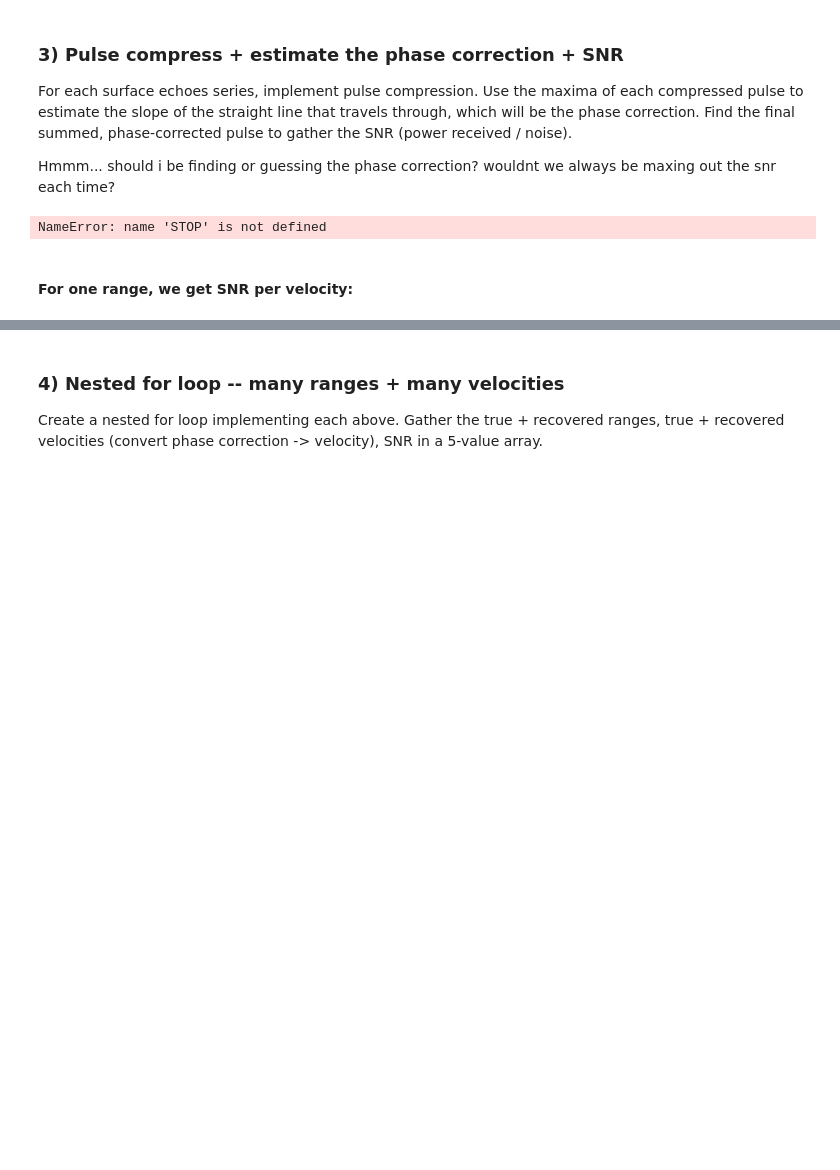
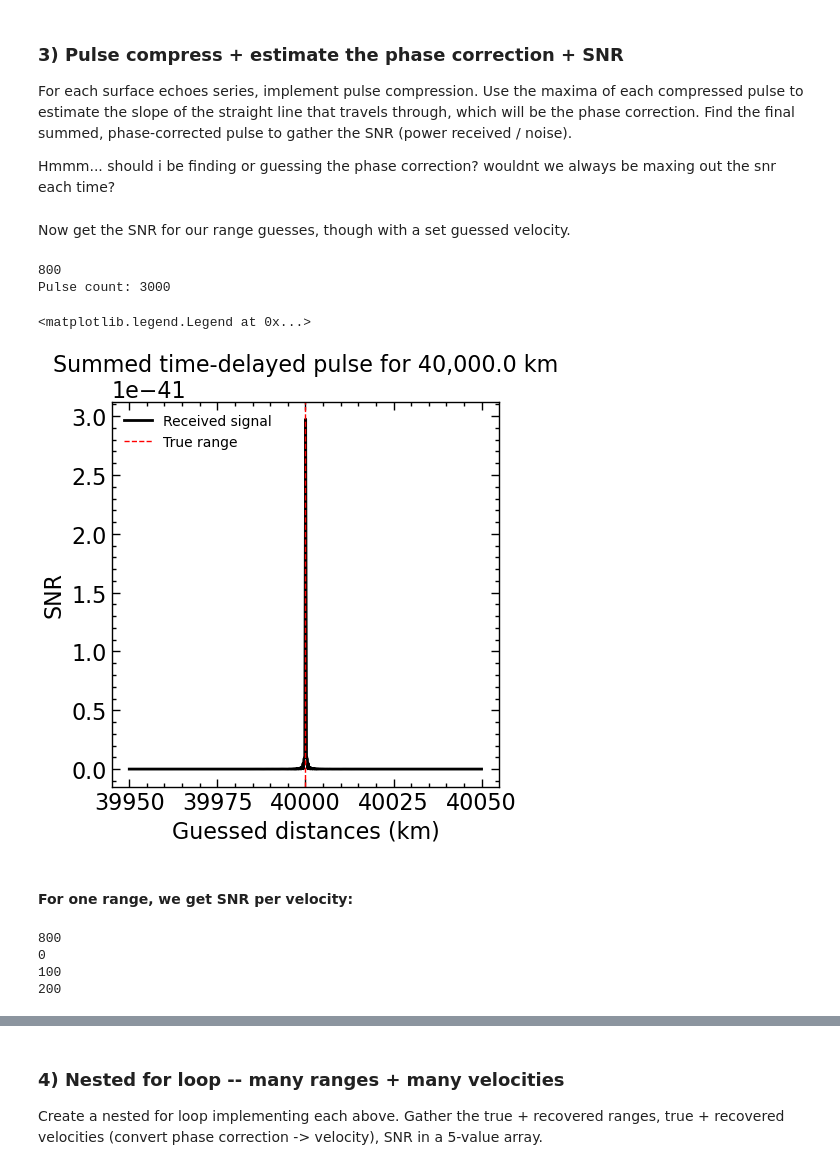
Before and after one commit to MystaryPi/reason-ranging, a Jupyter notebook: Phase Shift Approach.ipynb, the cells around one changed output, grey strips where cells are left out. Cells and saved outputs as stored; diff of their text form; code cells hidden in the pictures; blank space fills up the shorter version.

```diff
--- a/Phase Shift Approach.ipynb
+++ b/Phase Shift Approach.ipynb
@@ -238,42 +252,45 @@ def get_SNR(res, noise, pulse_count, vtrue, vtest, dtrue):
     # Instead of sweeping many amplitudes, we can just return the final signal
     # which represents dguess vs. amplitude
     return dguesses, final_signal
-
-STOP
-# %% [output]
-NameError: name 'STOP' is not defined
+# %% [markdown]
+Now get the SNR for our range guesses, though with a set guessed velocity.
 # %%
 dtrue = 40000e3
 vtrue = 4000
-vguess = 3.9e3
+vguess = 4e3 # set true guess
 end_time = 1 #s
 
 res, pulse_count, Pr = ranging_per_v(start_alt, end_time, vtrue) # assume 4 km/s
 print("Pulse count: " + str(pulse_count))
 
 dguesses, sig = get_SNR(res*np.sqrt(Pr), 0, pulse_count, vtrue, vguess, dtrue)
 # units of Sqrt(W) -- amplitude
 
 '''
 fig, ax = plt.subplots(figsize=(5,5))
 plt.plot(times/(1e-6), np.real(res), c='maroon')
 plt.scatter(times[peaks]/(1e-6), np.zeros(len(peaks)), zorder=100)
 plt.title("HF chirp pulse train \nfrom {:,} to {:,} km".format(start_alt/1e3, (start_alt + end_time*vset)/1e3), fontsize=12)
 plt.xlabel(r"Time ($\mu$ s)", fontsize=12)
 plt.ylabel("Amplitude", fontsize = 12)
 '''
 
 # plot signal along with range guesses
 fig, ax = plt.subplots(figsize=(5,5))
 plt.plot(dguesses/1e3, np.abs(sig)**2/N_power, c='black', label='Received signal', alpha=1)
 plt.xlabel(r"Guessed distances (km)")
 plt.ylabel("SNR")
 plt.title("Summed time-delayed pulse for {:,} km".format(dtrue/1e3))
 
 plt.axvline(dtrue/1e3, color='red', lw=1, ls='--', label='True range')
 ax.locator_params(axis='x', nbins=5)
 #plt.ylim((0, 0.000025))
 plt.legend(loc='upper left', fontsize = 10)
+# %% [output]
+800
+Pulse count: 3000
+<matplotlib.legend.Legend at 0x...>
+[figure, added]
 # %% [markdown]
 #### For one range, we get SNR per velocity:
 # %%
@@ -282,12 +299,18 @@ plt.style.use(['science', 'notebook'])
 res, pulse_count, Pr = ranging_per_v(start_alt, end_time, 4e3) # assume 4 km/s
 
 vcount = 0
-for v in np.linspace(3.9995e3, 4.0005e3, 5):
+vguesses = np.linspace(vtrue-.0005e3, vtrue+0.0005e3, 300)
+for v in vguesses:
     if vcount % 100 == 0: print(vcount)
 
-    _, shifted_signal  = get_SNR(res*np.sqrt(Pr), 0, pulse_count, 4e3, v, 40000e3) # true alt=40000
-    SNR = 10*np.log10((np.abs(shifted_signal)**2)/N_power) # in units of power
+    _, shifted_signal  = get_SNR(res*np.sqrt(Pr), N_power, pulse_count, 4e3, v, 40000e3) # true alt=40000
+    SNR = 10*np.log10(np.max((np.abs(shifted_signal)**2)/N_power)) # in units of power
     SNR_array = np.append(SNR_array, SNR)
     vcount += 1
+# %% [output]
+800
+0
+100
+200
 # %%
 fig, ax = plt.subplots(1, 1, figsize=(5, 4))
```
Also changed, not shown: parts of 16 cells of this notebook, 1 other file.
